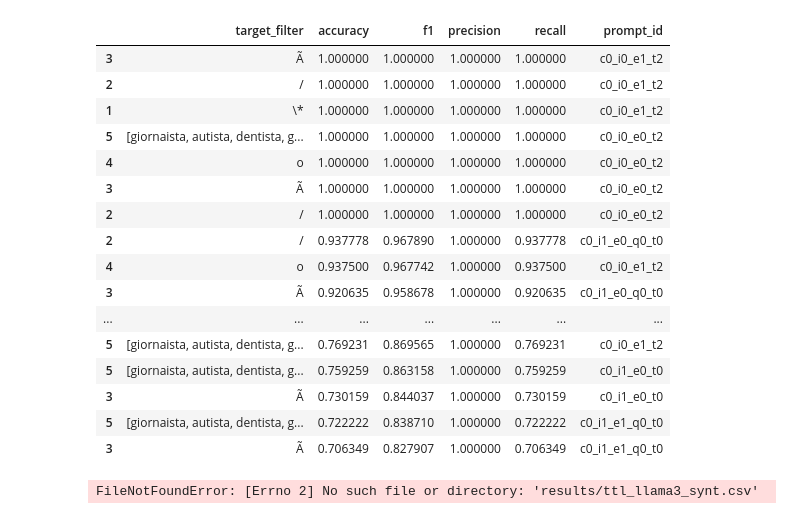
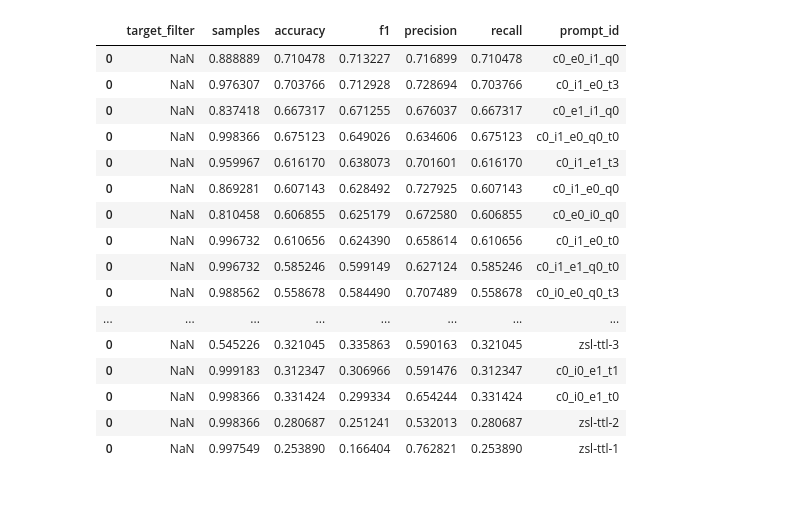
Before and after one commit to tommasoromano/unimi-language-detection, a Jupyter notebook: analysis.ipynb, the cells around one changed output. Cells and saved outputs as stored; diff of their text form; code cells hidden in the pictures.

```diff
--- a/analysis.ipynb
+++ b/analysis.ipynb
@@ -136,31 +255,33 @@ for t in ['\*','/','Ã',' o ',neutrals]:
 # %%
 res = None
 for p in df['prompt_id'].unique():
-    if 't0' not in p and 't1' not in p and 't2' not in p:
-        continue
+    # if 't0' not in p and 't1' not in p and 't2' not in p:
+    # if p != 'c0_i0_e1_t3':
+    #     continue
     df_ttl = filter_full_prompts(df, [p])
-    _res = valuation_table(df_ttl, ['\*','/','Ã',' o ',neutrals], False)
+    # _res = valuation_table(df_ttl, ['\*','/','Ã',' o ',neutrals], False)
+    _res = valuation_table(df_ttl, [], False)
     _res['prompt_id'] = p
     if res is None:
         res = _res
     else:
         res = pd.concat([res, _res])
-res.sort_values('f1', ascending=False).head(20)
+res.sort_values('f1', ascending=False).head(100)
 # %% [output]
-|  | target_filter | accuracy | f1 | precision | recall | prompt_id |
-| 3 | Ã | 1.000000 | 1.000000 | 1.000000 | 1.000000 | c0_i0_e1_t2 |
-| 2 | / | 1.000000 | 1.000000 | 1.000000 | 1.000000 | c0_i0_e1_t2 |
-| 1 | \* | 1.000000 | 1.000000 | 1.000000 | 1.000000 | c0_i0_e1_t2 |
-| 5 | [giornaista, autista, dentista, g... | 1.000000 | 1.000000 | 1.000000 | 1.000000 | c0_i0_e0_t2 |
-| 4 | o | 1.000000 | 1.000000 | 1.000000 | 1.000000 | c0_i0_e0_t2 |
-| 3 | Ã | 1.000000 | 1.000000 | 1.000000 | 1.000000 | c0_i0_e0_t2 |
-| 2 | / | 1.000000 | 1.000000 | 1.000000 | 1.000000 | c0_i0_e0_t2 |
-| 2 | / | 0.937778 | 0.967890 | 1.000000 | 0.937778 | c0_i1_e0_q0_t0 |
-| 4 | o | 0.937500 | 0.967742 | 1.000000 | 0.937500 | c0_i0_e1_t2 |
-| 3 | Ã | 0.920635 | 0.958678 | 1.000000 | 0.920635 | c0_i1_e0_q0_t0 |
-| ... | ... | ... | ... | ... | ... | ... |
-| 5 | [giornaista, autista, dentista, g... | 0.769231 | 0.869565 | 1.000000 | 0.769231 | c0_i0_e1_t2 |
-| 5 | [giornaista, autista, dentista, g... | 0.759259 | 0.863158 | 1.000000 | 0.759259 | c0_i1_e0_t0 |
-| 3 | Ã | 0.730159 | 0.844037 | 1.000000 | 0.730159 | c0_i1_e0_t0 |
-| 5 | [giornaista, autista, dentista, g... | 0.722222 | 0.838710 | 1.000000 | 0.722222 | c0_i1_e1_q0_t0 |
-| 3 | Ã | 0.706349 | 0.827907 | 1.000000 | 0.706349 | c0_i1_e1_q0_t0 |
+|  | target_filter | samples | accuracy | f1 | precision | recall | prompt_id |
+| 0 | NaN | 0.888889 | 0.710478 | 0.713227 | 0.716899 | 0.710478 | c0_e0_i1_q0 |
+| 0 | NaN | 0.976307 | 0.703766 | 0.712928 | 0.728694 | 0.703766 | c0_i1_e0_t3 |
+| 0 | NaN | 0.837418 | 0.667317 | 0.671255 | 0.676037 | 0.667317 | c0_e1_i1_q0 |
+| 0 | NaN | 0.998366 | 0.675123 | 0.649026 | 0.634606 | 0.675123 | c0_i1_e0_q0_t0 |
+| 0 | NaN | 0.959967 | 0.616170 | 0.638073 | 0.701601 | 0.616170 | c0_i1_e1_t3 |
+| 0 | NaN | 0.869281 | 0.607143 | 0.628492 | 0.727925 | 0.607143 | c0_i1_e0_q0 |
+| 0 | NaN | 0.810458 | 0.606855 | 0.625179 | 0.672580 | 0.606855 | c0_e0_i0_q0 |
+| 0 | NaN | 0.996732 | 0.610656 | 0.624390 | 0.658614 | 0.610656 | c0_i1_e0_t0 |
+| 0 | NaN | 0.996732 | 0.585246 | 0.599149 | 0.627124 | 0.585246 | c0_i1_e1_q0_t0 |
+| 0 | NaN | 0.988562 | 0.558678 | 0.584490 | 0.707489 | 0.558678 | c0_i0_e0_q0_t3 |
+| ... | ... | ... | ... | ... | ... | ... | ... |
+| 0 | NaN | 0.545226 | 0.321045 | 0.335863 | 0.590163 | 0.321045 | zsl-ttl-3 |
+| 0 | NaN | 0.999183 | 0.312347 | 0.306966 | 0.591476 | 0.312347 | c0_i0_e1_t1 |
+| 0 | NaN | 0.998366 | 0.331424 | 0.299334 | 0.654244 | 0.331424 | c0_i0_e1_t0 |
+| 0 | NaN | 0.998366 | 0.280687 | 0.251241 | 0.532013 | 0.280687 | zsl-ttl-2 |
+| 0 | NaN | 0.997549 | 0.253890 | 0.166404 | 0.762821 | 0.253890 | zsl-ttl-1 |
@@ -204,4 +287,0 @@ def evaluate_labels(file_name):
-# %%
-evaluate_labels('llama3_synt')
-# %% [output]
-FileNotFoundError: [Errno 2] No such file or directory: 'results/ttl_llama3_synt.csv'
```
Also changed, not shown: parts of 8 cells of this notebook, 9 other files.
